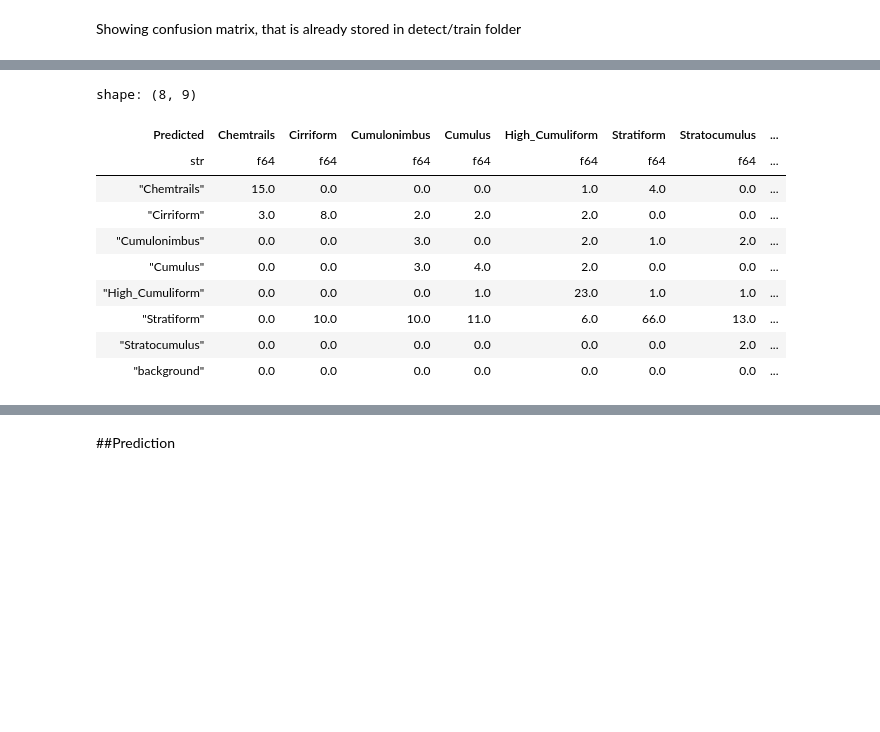
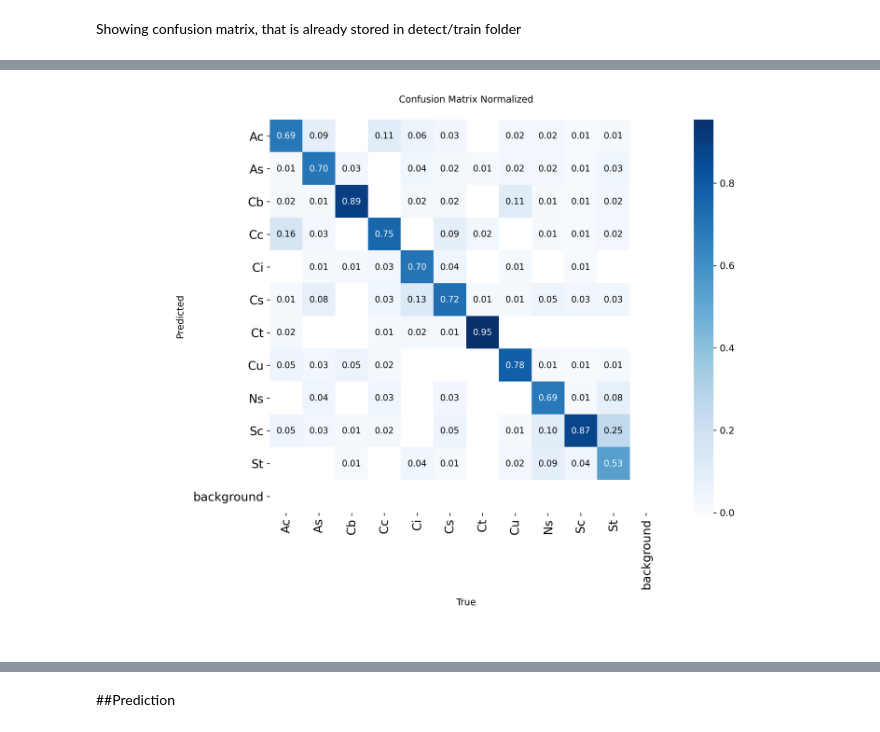
Before and after one commit to stnewaz/Computer-Vision-Project, a Jupyter notebook: ComputerVisionProject.ipynb, the cells around one changed output, grey strips where cells are left out. Drawn from its saved outputs; the diff is of its cells as text; code cells hidden in the pictures; blank space fills up the shorter version.

```diff
--- a/ComputerVisionProject.ipynb
+++ b/ComputerVisionProject.ipynb
@@ -723,14 +231,7 @@ df.to_csv("confusion_matrix.csv")
-# %%
-confusion_matrix_df
-# %% [output]
-shape: (8, 9)
-| Predicted | Chemtrails | Cirriform | Cumulonimbus | Cumulus | High_Cumuliform | Stratiform | Stratocumulus | ... |
-| str | f64 | f64 | f64 | f64 | f64 | f64 | f64 | ... |
-| "Chemtrails" | 15.0 | 0.0 | 0.0 | 0.0 | 1.0 | 4.0 | 0.0 | ... |
-| "Cirriform" | 3.0 | 8.0 | 2.0 | 2.0 | 2.0 | 0.0 | 0.0 | ... |
-| "Cumulonimbus" | 0.0 | 0.0 | 3.0 | 0.0 | 2.0 | 1.0 | 2.0 | ... |
-| "Cumulus" | 0.0 | 0.0 | 3.0 | 4.0 | 2.0 | 0.0 | 0.0 | ... |
-| "High_Cumuliform" | 0.0 | 0.0 | 0.0 | 1.0 | 23.0 | 1.0 | 1.0 | ... |
-| "Stratiform" | 0.0 | 10.0 | 10.0 | 11.0 | 6.0 | 66.0 | 13.0 | ... |
-| "Stratocumulus" | 0.0 | 0.0 | 0.0 | 0.0 | 0.0 | 0.0 | 2.0 | ... |
-| "background" | 0.0 | 0.0 | 0.0 | 0.0 | 0.0 | 0.0 | 0.0 | ... |
+# %%
+%matplotlib inline
+from PIL import Image
+
+Image.open("C:/Users/selen/runs/classify/val5/confusion_matrix_normalized.png")
+# %% [output]
+[figure, added]
```
Also changed, not shown: parts of 81 cells of this notebook.
